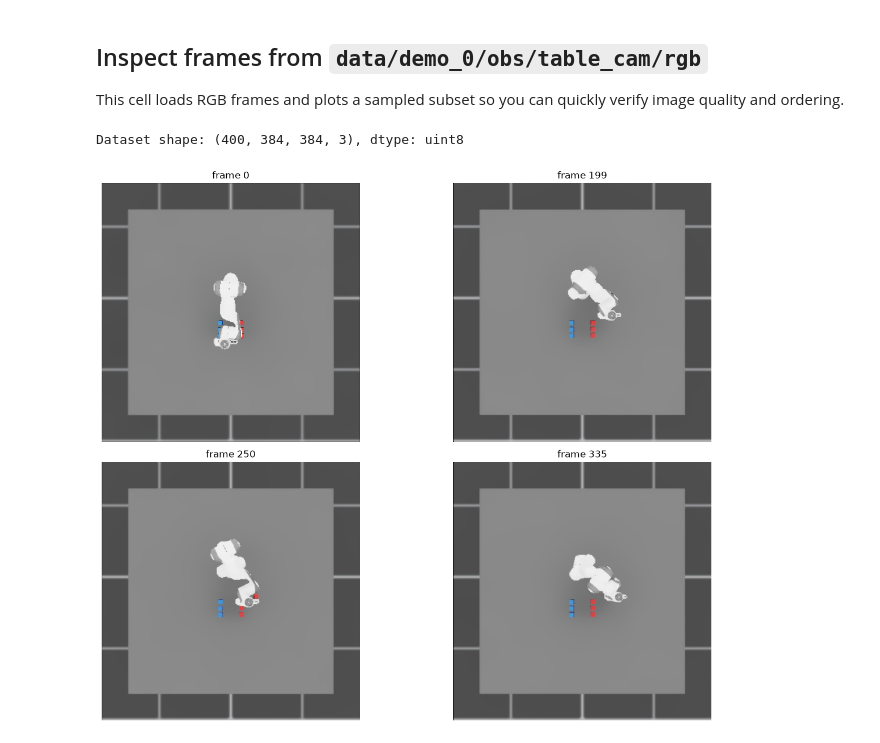
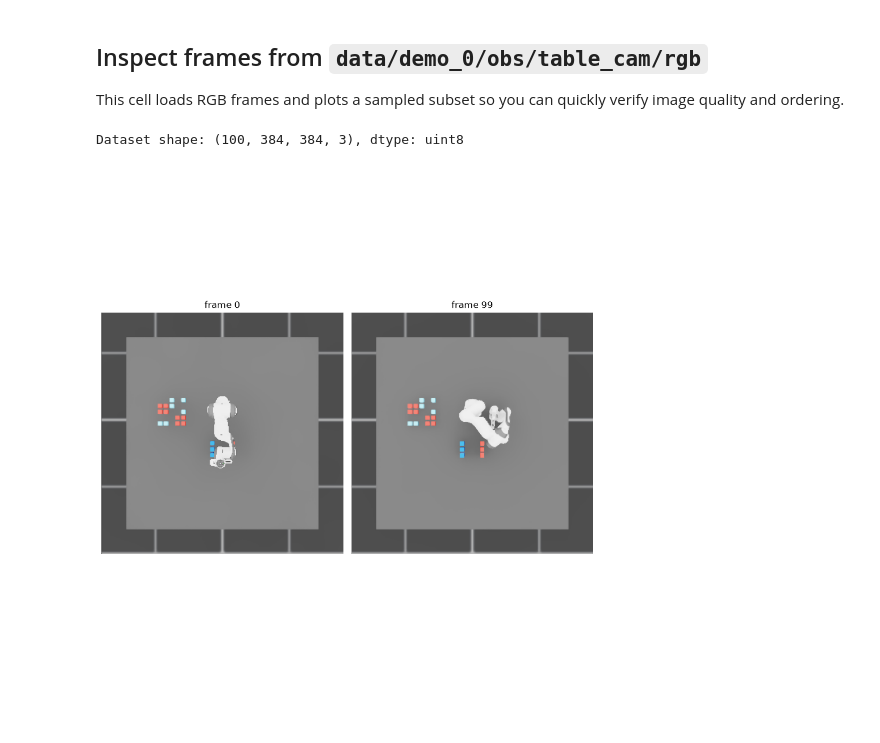
Before and after one commit to nardo7/era_bench, a Jupyter notebook: scripts/explore_dataset.ipynb, the cells around one changed output. Saved outputs shown, nothing was run; the diff lists cells and outputs as text; code cells hidden in the pictures.

```diff
--- a/scripts/explore_dataset.ipynb
+++ b/scripts/explore_dataset.ipynb
@@ -9,7 +9,7 @@ import os
 # %% [markdown]
 ## Load the dataset
 # %%
-dataset_path = os.path.join("..", "datasets", "mirror.hdf5")
+dataset_path = os.path.join("..", "datasets", "mirror.hdf5_failed.hdf5")
 print(f"Dataset path: {os.path.abspath(dataset_path)}")
 print(f"File exists: {os.path.exists(dataset_path)}")
 print(f"File size: {os.path.getsize(dataset_path) / 1e6:.2f} MB")
@@ -172,30 +172,30 @@ This cell loads RGB frames and plots a sampled subset so you can quickly verify
 # %%
 import matplotlib.pyplot as plt
 
 # Edit these frame indices to inspect different frames
-frame_indices = [0, 199, 250, 335]#, 500, 750, 900, 1400]
-demo = 0
+frame_indices = [0, 99]#, 250, 335, 500, 750, 900, 1200]
+demo = 1
 with h5py.File(dataset_path, "r") as f:
     rgb = f[f"data/demo_{demo}/obs/origin_top_cam"]
     print(f"Dataset shape: {rgb.shape}, dtype: {rgb.dtype}")
 
     frames = rgb[()]
 
-    cols = 2
+    cols = 3
     rows = int(np.ceil(len(frame_indices) / cols))
     fig, axes = plt.subplots(rows, cols, figsize=(14, 10))
     axes = np.array(axes).reshape(-1)
 
     for ax_i, idx in enumerate(frame_indices):
         axes[ax_i].imshow(frames[idx])
         axes[ax_i].set_title(f"frame {idx}", fontsize=12)
         axes[ax_i].axis("off")
 
     for ax_i in range(len(frame_indices), len(axes)):
         axes[ax_i].axis("off")
 
     plt.tight_layout()
     plt.show()
 # %% [output]
-Dataset shape: (400, 384, 384, 3), dtype: uint8
+Dataset shape: (100, 384, 384, 3), dtype: uint8
-[figure, old version]
+[figure, new version]
```
Also changed, not shown: parts of 2 cells of this notebook, 14 other files.
